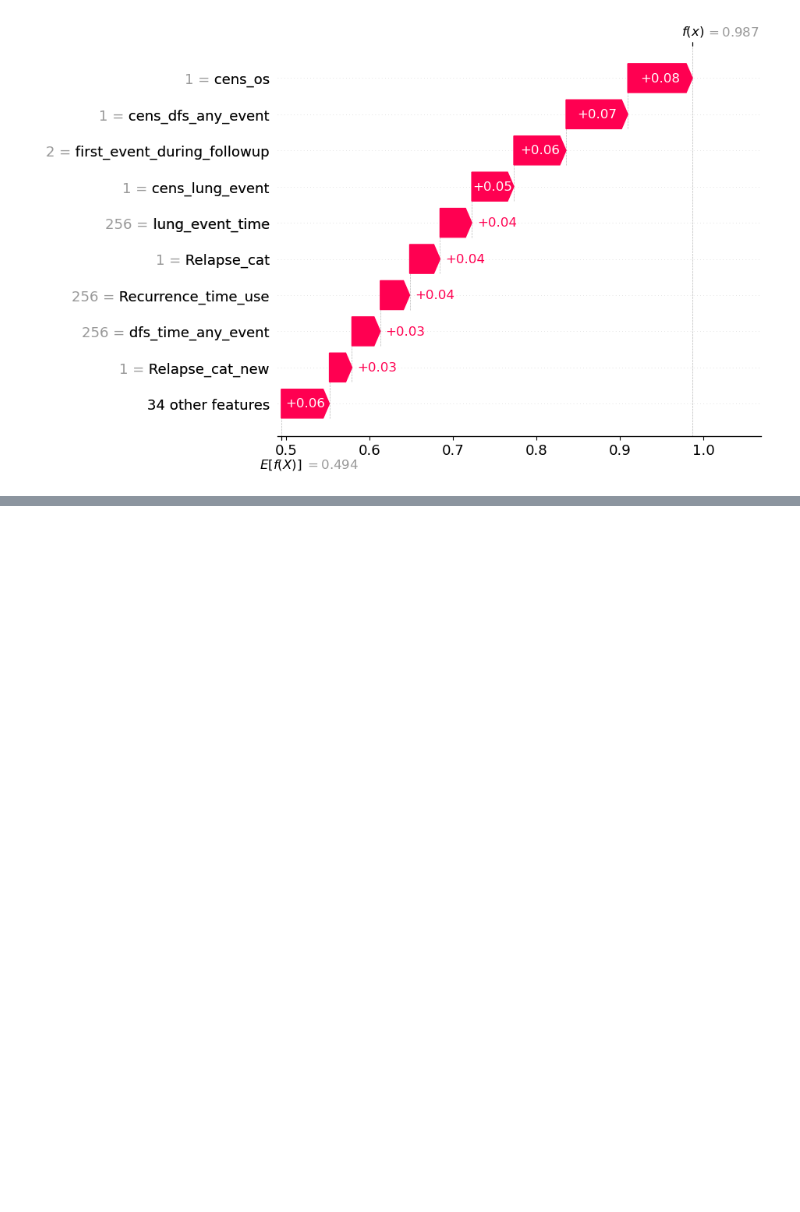
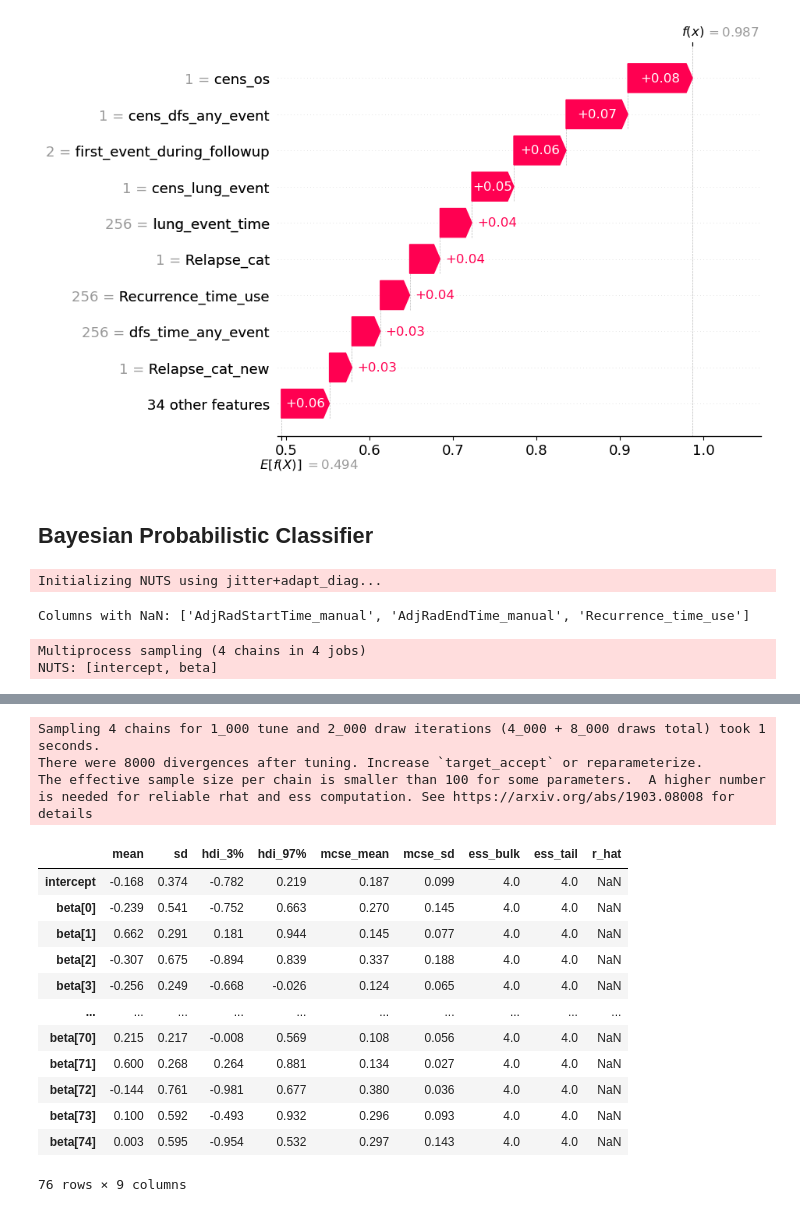
Before and after one commit to szinja/cell-translation, a Jupyter notebook: random_forest.ipynb, the cells around one changed output, grey strips where cells are left out. Saved outputs shown, nothing was run; the diff lists cells and outputs as text; code cells hidden in the pictures; blank space fills up the shorter version.

```diff
--- a/random_forest.ipynb
+++ b/random_forest.ipynb
@@ -368,3 +370,61 @@ Patient 1, true label = 1 (clinical features only)
 [figure]
 Patient 2, true label = 1 (clinical features only)
 [figure]
+# %% [markdown]
+## Bayesian Probabilistic Classifier
+# %%
+import pymc as pm
+import arviz as az
+import numpy as np
+import pandas as pd
+from sklearn.preprocessing import StandardScaler
+
+X = df_features.drop(columns=["cruk_id", "cens_dfs", "dfs_time"])  # keep only features
+y = df_features["cens_dfs"]
+
+# Standardize features
+X_scaled = StandardScaler().fit_transform(X)
+n_features = X_scaled.shape[1]
+
+# Check for NaNs
+nan_cols = X_test.columns[X_test.isna().any()].tolist()
+print("Columns with NaN:", nan_cols)
+
+# Fill NaNs with 0 or mean
+X_clean = X_test.fillna(0)
+y_clean = y_test.fillna(0)
+
+# Use cleaned features (imputed or dropped NaNs)
+X_bayes = X_clean.values  # shape (n_samples, n_features)
+y_bayes = y_clean.values  # shape (n_samples,)
+
+n_features = X_bayes.shape[1]
+
+with pm.Model() as bayes_logreg:
+    # Priors
+    intercept = pm.Normal("intercept", mu=0, sigma=5)
+    beta = pm.Normal("beta", mu=0, sigma=2, shape=n_features)
+
+    # Logistic regression
+    logits = intercept + pm.math.dot(X_bayes, beta)
+    p = pm.math.sigmoid(logits)
+
+    # Likelihood
+    y_obs = pm.Bernoulli("y_obs", p=p, observed=y_bayes)
+
+    # Sample from posterior
+    trace = pm.sample(
+        2000,
+        tune=1000,
+        target_accept=0.95,
+        random_seed=42,
+        cores=4
+    )
+
+# Summarize posterior
+az.summary(trace, var_names=["intercept", "beta"])
+# %% [output]
+Initializing NUTS using jitter+adapt_diag...
+Columns with NaN: ['AdjRadStartTime_manual', 'AdjRadEndTime_manual', 'Recurrence_time_use']
+Multiprocess sampling (4 chains in 4 jobs)
+NUTS: [intercept, beta]
@@ -370,0 +433,16 @@ Patient 2, true label = 1 (clinical features only)
+Sampling 4 chains for 1_000 tune and 2_000 draw iterations (4_000 + 8_000 draws total) took 1 seconds.
+There were 8000 divergences after tuning. Increase `target_accept` or reparameterize.
+The effective sample size per chain is smaller than 100 for some parameters.  A higher number is needed for reliable rhat and ess computation. See https://arxiv.org/abs/1903.08008 for details
+|  | mean | sd | hdi_3% | hdi_97% | mcse_mean | mcse_sd | ess_bulk | ess_tail | r_hat |
+| intercept | -0.168 | 0.374 | -0.782 | 0.219 | 0.187 | 0.099 | 4.0 | 4.0 | NaN |
+| beta[0] | -0.239 | 0.541 | -0.752 | 0.663 | 0.270 | 0.145 | 4.0 | 4.0 | NaN |
+| beta[1] | 0.662 | 0.291 | 0.181 | 0.944 | 0.145 | 0.077 | 4.0 | 4.0 | NaN |
+| beta[2] | -0.307 | 0.675 | -0.894 | 0.839 | 0.337 | 0.188 | 4.0 | 4.0 | NaN |
+| beta[3] | -0.256 | 0.249 | -0.668 | -0.026 | 0.124 | 0.065 | 4.0 | 4.0 | NaN |
+| ... | ... | ... | ... | ... | ... | ... | ... | ... | ... |
+| beta[70] | 0.215 | 0.217 | -0.008 | 0.569 | 0.108 | 0.056 | 4.0 | 4.0 | NaN |
+| beta[71] | 0.600 | 0.268 | 0.264 | 0.881 | 0.134 | 0.027 | 4.0 | 4.0 | NaN |
+| beta[72] | -0.144 | 0.761 | -0.981 | 0.677 | 0.380 | 0.036 | 4.0 | 4.0 | NaN |
+| beta[73] | 0.100 | 0.592 | -0.493 | 0.932 | 0.296 | 0.093 | 4.0 | 4.0 | NaN |
+| beta[74] | 0.003 | 0.595 | -0.954 | 0.532 | 0.297 | 0.143 | 4.0 | 4.0 | NaN |
+76 rows × 9 columns
```
Also changed, not shown: parts of 8 cells of this notebook.
